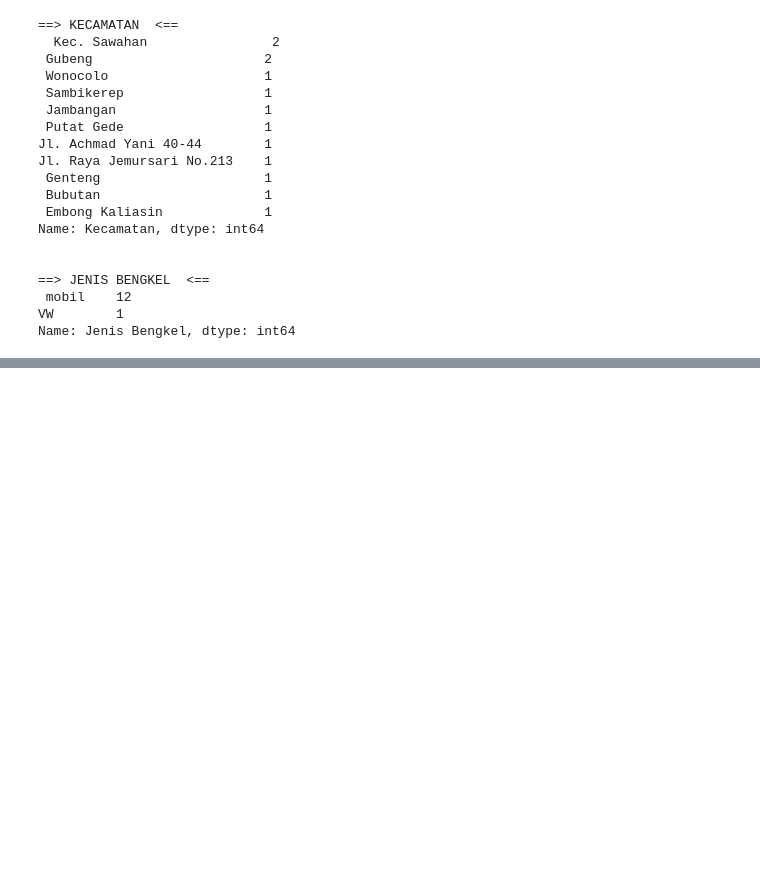
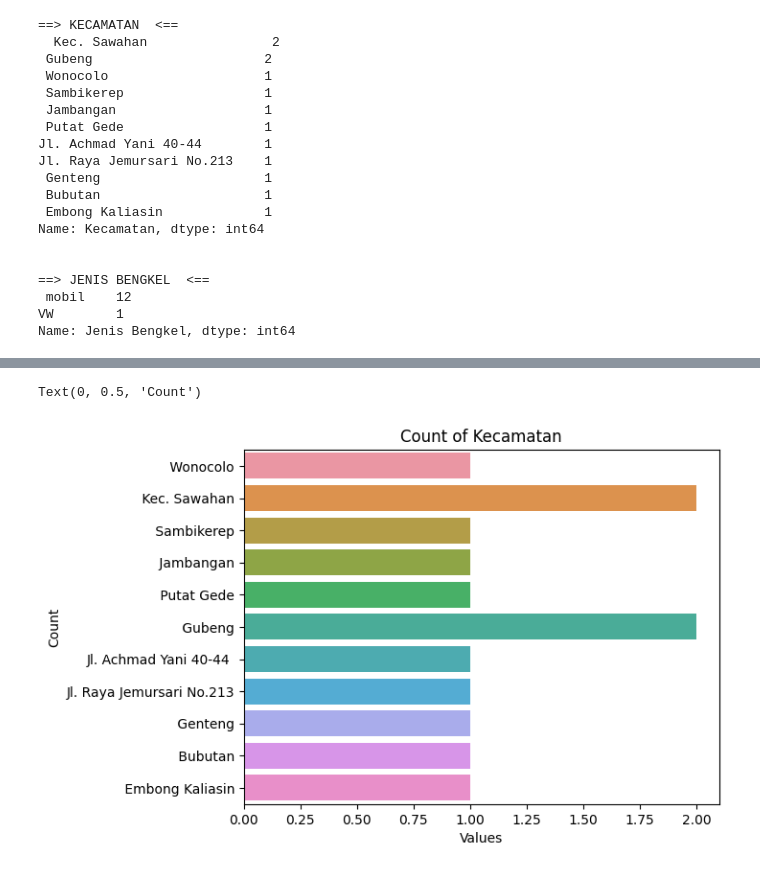
Before and after one commit to whisnumurtyga/coder-data-engineering, a Jupyter notebook: Pertemuan 5 - ScrapingWeb DS/data-bengkel.ipynb, the cells around one changed output, grey strips where cells are left out. Cells and saved outputs as stored; diff of their text form; code cells hidden in the pictures; blank space fills up the shorter version.

```diff
--- a/Pertemuan 5 - ScrapingWeb DS/data-bengkel.ipynb
+++ b/Pertemuan 5 - ScrapingWeb DS/data-bengkel.ipynb
@@ -281,0 +296,11 @@ Name: Jenis Bengkel, dtype: int64
+# %%
+# Membuat count plot menggunakan seaborn
+sns.countplot(data=df, y='Kecamatan')
+
+# Memberikan judul dan label sumbu
+plt.title('Count of Kecamatan')
+plt.xlabel('Values')
+plt.ylabel('Count')
+# %% [output]
+Text(0, 0.5, 'Count')
+[figure, added]
```
Also changed, not shown: parts of 5 cells of this notebook, 3 other files.
